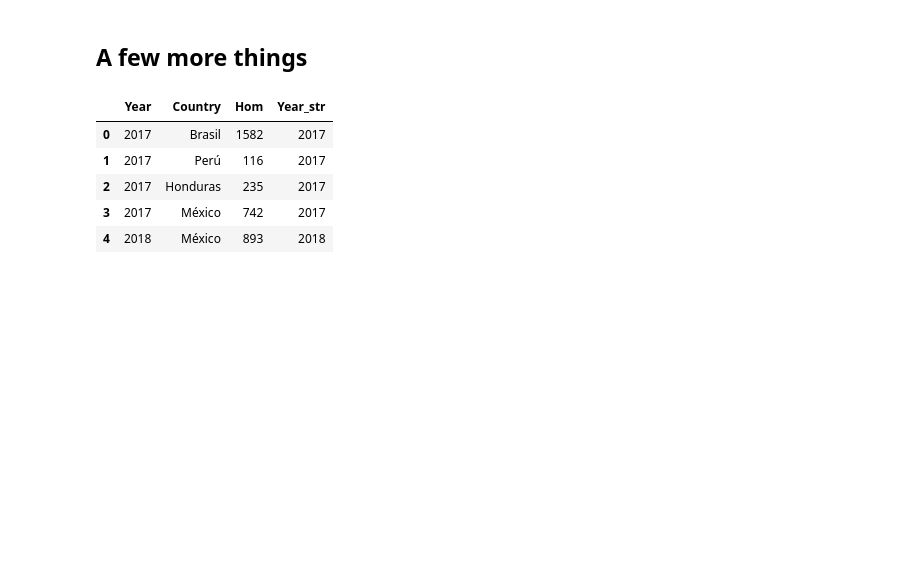
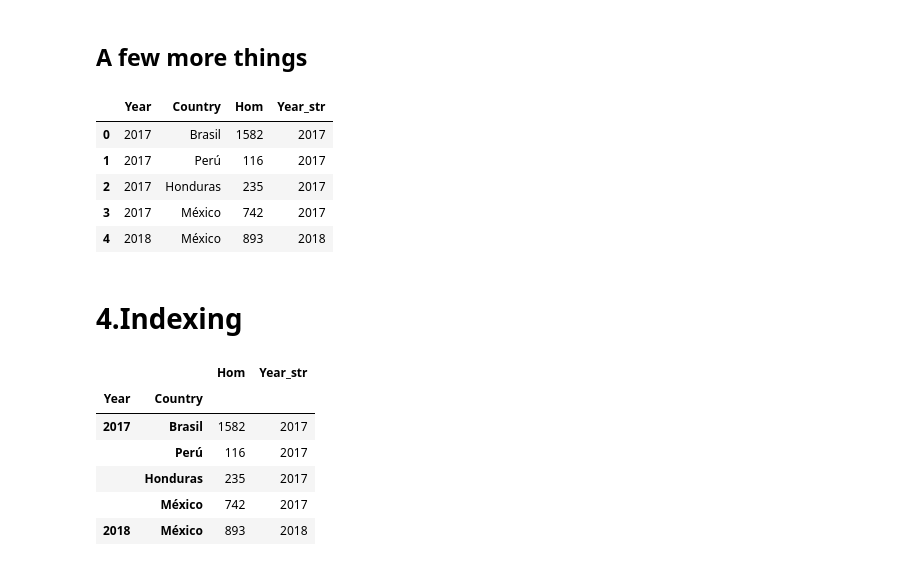
Before and after one commit to glenda2912/Tous12, a Jupyter notebook: Feminicides_(exam_2).ipynb, the cells around one changed output. Drawn from its saved outputs; the diff is of its cells as text; code cells hidden in the pictures; blank space fills up the shorter version.

```diff
--- a/Feminicides_(exam_2).ipynb
+++ b/Feminicides_(exam_2).ipynb
@@ -86,3 +98,24 @@ pp.head()
 | 2 | 2017 | Honduras | 235 | 2017 |
 | 3 | 2017 | México | 742 | 2017 |
 | 4 | 2018 | México | 893 | 2018 |
+# %% [markdown]
+# **4.Indexing**
+# %%
+# Create an index
+idx = pd.MultiIndex.from_product([pp['Country'].unique(),
+                                  range(pp.Year.min(),pp.Year.max()+1)],
+                                  names= ['Country', 'Year'])
+
+#Reindex the dataframe
+pp = pp.set_index(['Year','Country'])
+
+#Check
+pp.head()
+# %% [output]
+|  |  | Hom | Year_str |
+| Year | Country |  |  |
+| 2017 | Brasil | 1582 | 2017 |
+|  | Perú | 116 | 2017 |
+|  | Honduras | 235 | 2017 |
+|  | México | 742 | 2017 |
+| 2018 | México | 893 | 2018 |
```
Also changed, not shown: parts of 17 cells of this notebook.
